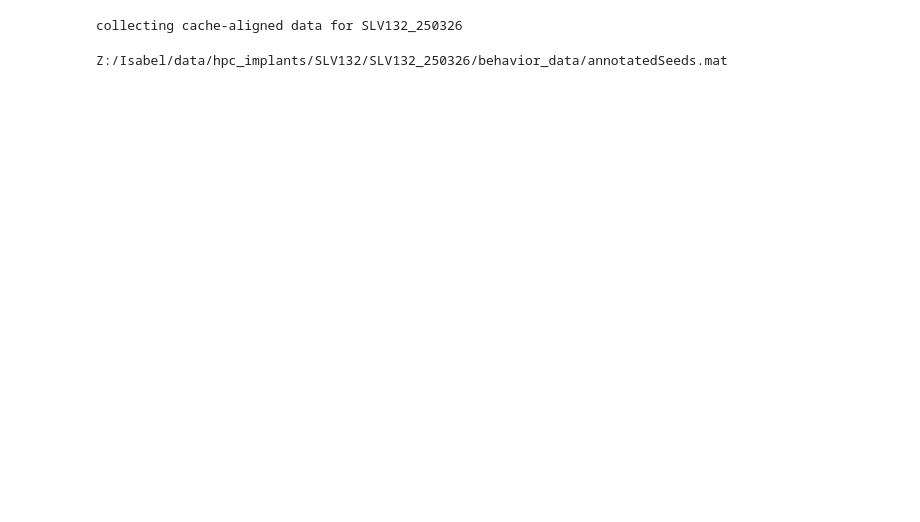
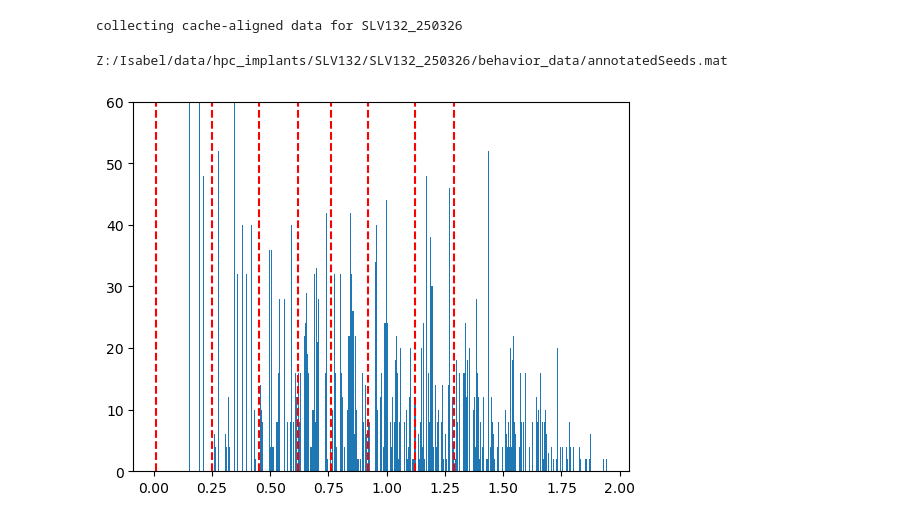
Before and after one commit to isabellow/lhy_hpc, a Jupyter notebook: neural/scratch_analyze_barcodes.ipynb, the cells around one changed output. Drawn from its saved outputs; the diff is of its cells as text; code cells hidden in the pictures; blank space fills up the shorter version.

Commit message:
first pass at barcode analysis and other plotting code

```diff
--- a/neural/scratch_analyze_barcodes.ipynb
+++ b/neural/scratch_analyze_barcodes.ipynb
@@ -20,11 +23,16 @@ save_figs_dir = f"../figures/basic_neural_analysis/"
 data_file = f"{root_dir}stim_session_data.npy"
 session_info_file = f"{root_dir}good_sessions.xlsx"
 
+# to load the arena objects
+arena_dir = 'C:/Users/ilow1/Documents/code/il_rig_control/arena_alignment/'
+arena_items_file = 'arena_items_2.mat'
+
 
 ''' Data params '''
 bird = 'SLV132' # update as needed
 data_dict = np.load(data_file, allow_pickle=True).item()
 session_list = data_dict[bird]['all_sessions']
+convert_norm_to_cm =  13 * 2.54
 
 # collect sessions with pose tracking & ephys
 behavior_sessions = []
@@ -92,11 +100,42 @@ log_fr = waveform_props[2]
 avg_firing_rate = 10**log_fr
 # %%
 ''' Load and format behavior data '''
+# load behavioral data
 data_dir = f"{root_dir}{bird}/{bird}_{session_id}/behavior_data/"
 seed_struct, count_data = load_behavior_data(data_dir)
+
+# get the x, y coordinates of each perch center
+arena_data = loadmat(f'{arena_dir}{arena_items_file}', squeeze_me=True)
+n_sites = arena_data["perch_w_site"].shape[0]
+perch_loc = np.zeros((n_sites, 2))
+for site in range(n_sites):
+    perch_loc[site] = arena_data["perch_w_site"][site]['Centroid']
+
+# get cache interactions and visits
 cache_onsets, cache_offsets, cache_ids = get_caches_refined(count_data, seed_struct, n_frames)
 visit_onsets, visit_offsets, visit_ids = get_visits_refined(count_data, n_frames)
+
+# exclude visits to feeder perches
+visit_onsets = visit_onsets[visit_ids < n_sites]
+visit_offsets = visit_offsets[visit_ids < n_sites]
+visit_ids = visit_ids[visit_ids < n_sites]
+
 n_caches = cache_onsets.shape[0]
 n_visits = visit_onsets.shape[0]
 # %% [output]
 Z:/Isabel/data/hpc_implants/SLV132/SLV132_250326/behavior_data/annotatedSeeds.mat
+# %%
+# get the distances between arena perches
+perch_distances = distance.pdist(perch_loc)
+perch_dist_bins = np.asarray([0, 0.01, 0.25, 0.45, 0.62, 0.76, 0.92, 1.12, 1.29, np.inf])
+perch_dist_centers = (perch_dist_bins[:-1] + perch_dist_bins[1:]) / 2
+perch_dist_centers[-1] = 1.4
+perch_dist_centers_cm = perch_dist_centers*convert_norm_to_cm
+n_bins = perch_dist_bins.shape[0]
+
+plt.hist(perch_distances, bins=500)
+plt.vlines(perch_dist_bins[1:-1], 0, 60, color='red', linestyles='dashed')
+plt.ylim([0, 60])
+plt.show()
+# %% [output]
+[figure, added]
```
Also changed, not shown: parts of 18 cells of this notebook, 3 other files.
